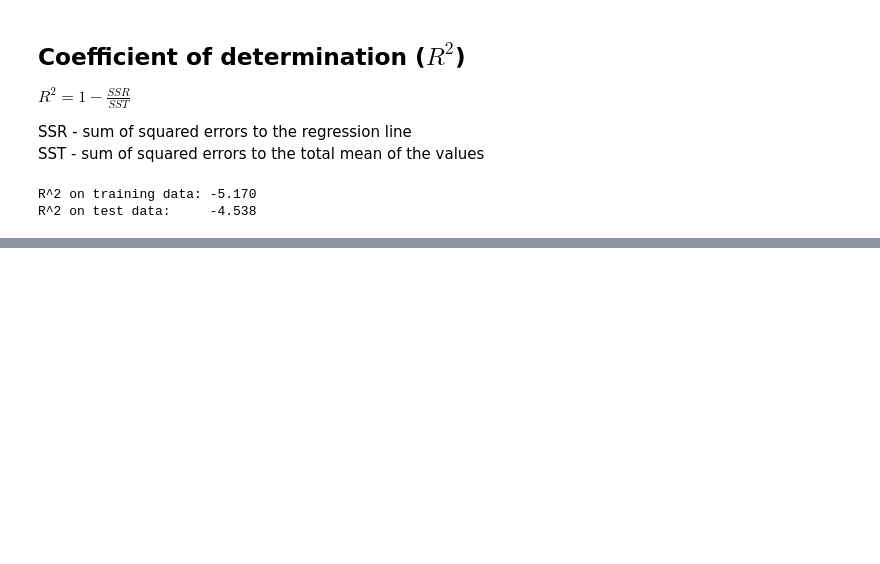
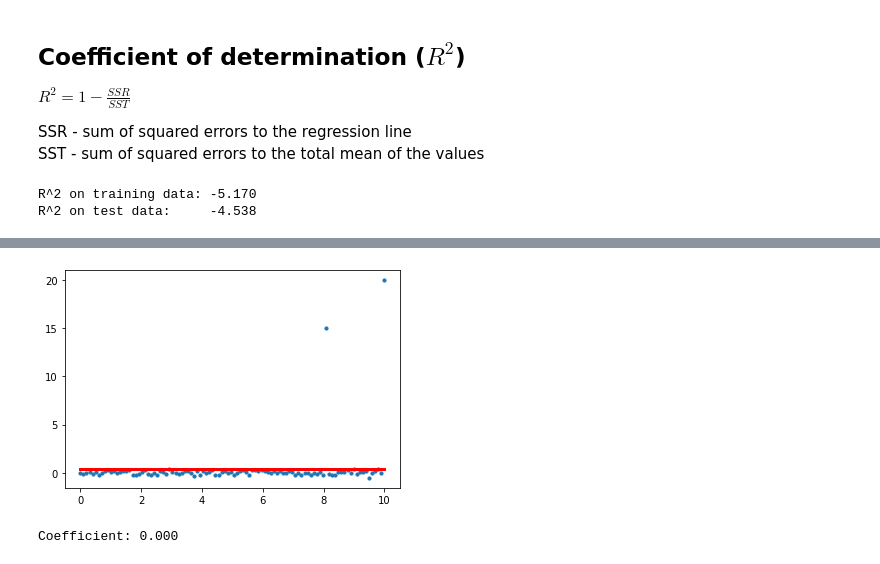
Before and after one commit to henrygander/Machine_Learning, a Jupyter notebook: Data_Science/Example_Projects/02_Regression/Regression with sklearn.ipynb, the cells around one changed output, grey strips where cells are left out. Cells and saved outputs as stored; diff of their text form; code cells hidden in the pictures; blank space fills up the shorter version.

```diff
--- a/Data_Science/Example_Projects/02_Regression/Regression with sklearn.ipynb
+++ b/Data_Science/Example_Projects/02_Regression/Regression with sklearn.ipynb
@@ -398,0 +564,10 @@ R^2 on test data:     -4.538
+# %%
+elastic_m = Lasso(alpha=0.1, normalize=True)
+elastic_m.fit(X,y)
+plt.scatter(X,y,s=10)
+plt.plot(X, elastic_m.predict(X), c='r', linewidth=3)
+plt.show()
+print('Coefficient: {:.3f}'.format(elastic_m.coef_[0]))
+# %% [output]
+[figure, added]
+Coefficient: 0.000
```
Also changed, not shown: parts of 28 cells of this notebook, 4 other files.
